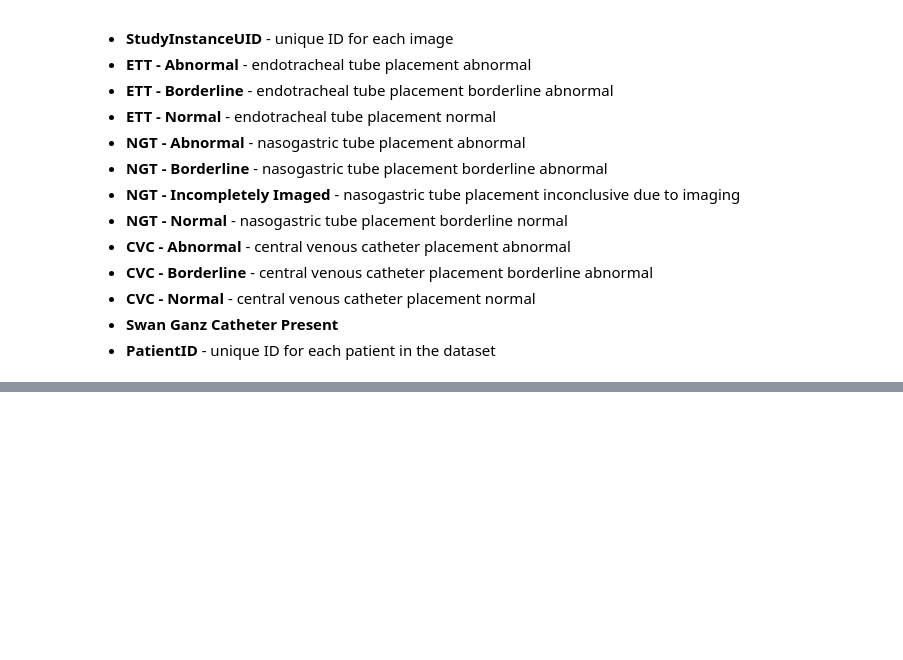
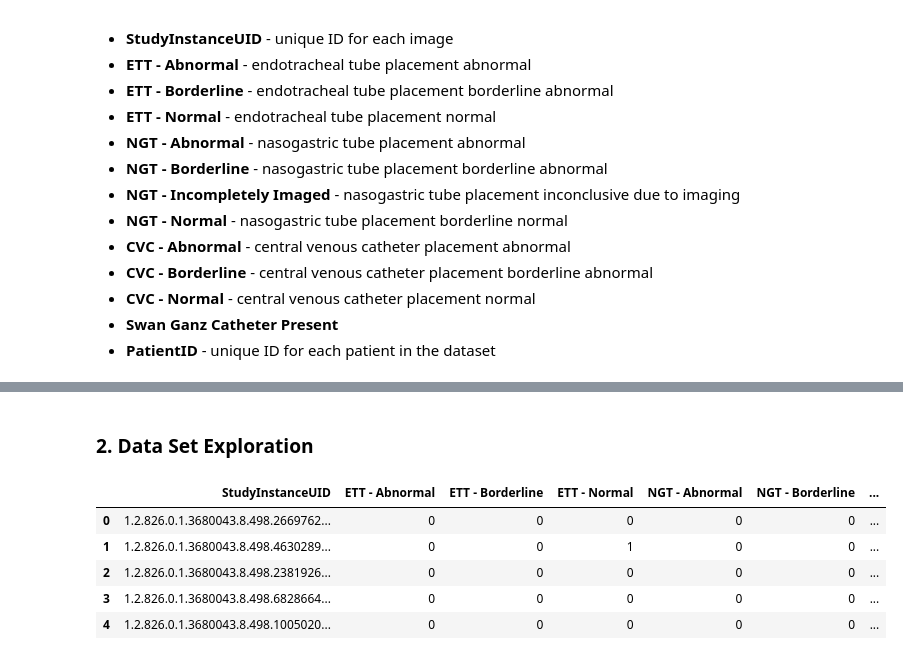
Before and after one commit to EmKelsall/ADS2002---Catheter-Placement-Project, a Jupyter notebook: dataAnalysis.ipynb, the cells around one changed output, grey strips where cells are left out. Cells and saved outputs as stored; diff of their text form; code cells hidden in the pictures; blank space fills up the shorter version.

```diff
--- a/dataAnalysis.ipynb
+++ b/dataAnalysis.ipynb
@@ -54,0 +81,12 @@ import matplotlib.pyplot as plt
+# %% [markdown]
+### 2. Data Set Exploration
+# %%
+train = pd.read_csv('Data/train.csv')
+train.head()
+# %% [output]
+|  | StudyInstanceUID | ETT - Abnormal | ETT - Borderline | ETT - Normal | NGT - Abnormal | NGT - Borderline | ... |
+| 0 | 1.2.826.0.1.3680043.8.498.2669762... | 0 | 0 | 0 | 0 | 0 | ... |
+| 1 | 1.2.826.0.1.3680043.8.498.4630289... | 0 | 0 | 1 | 0 | 0 | ... |
+| 2 | 1.2.826.0.1.3680043.8.498.2381926... | 0 | 0 | 0 | 0 | 0 | ... |
+| 3 | 1.2.826.0.1.3680043.8.498.6828664... | 0 | 0 | 0 | 0 | 0 | ... |
+| 4 | 1.2.826.0.1.3680043.8.498.1005020... | 0 | 0 | 0 | 0 | 0 | ... |
```
Also changed, not shown: parts of 14 cells of this notebook.
